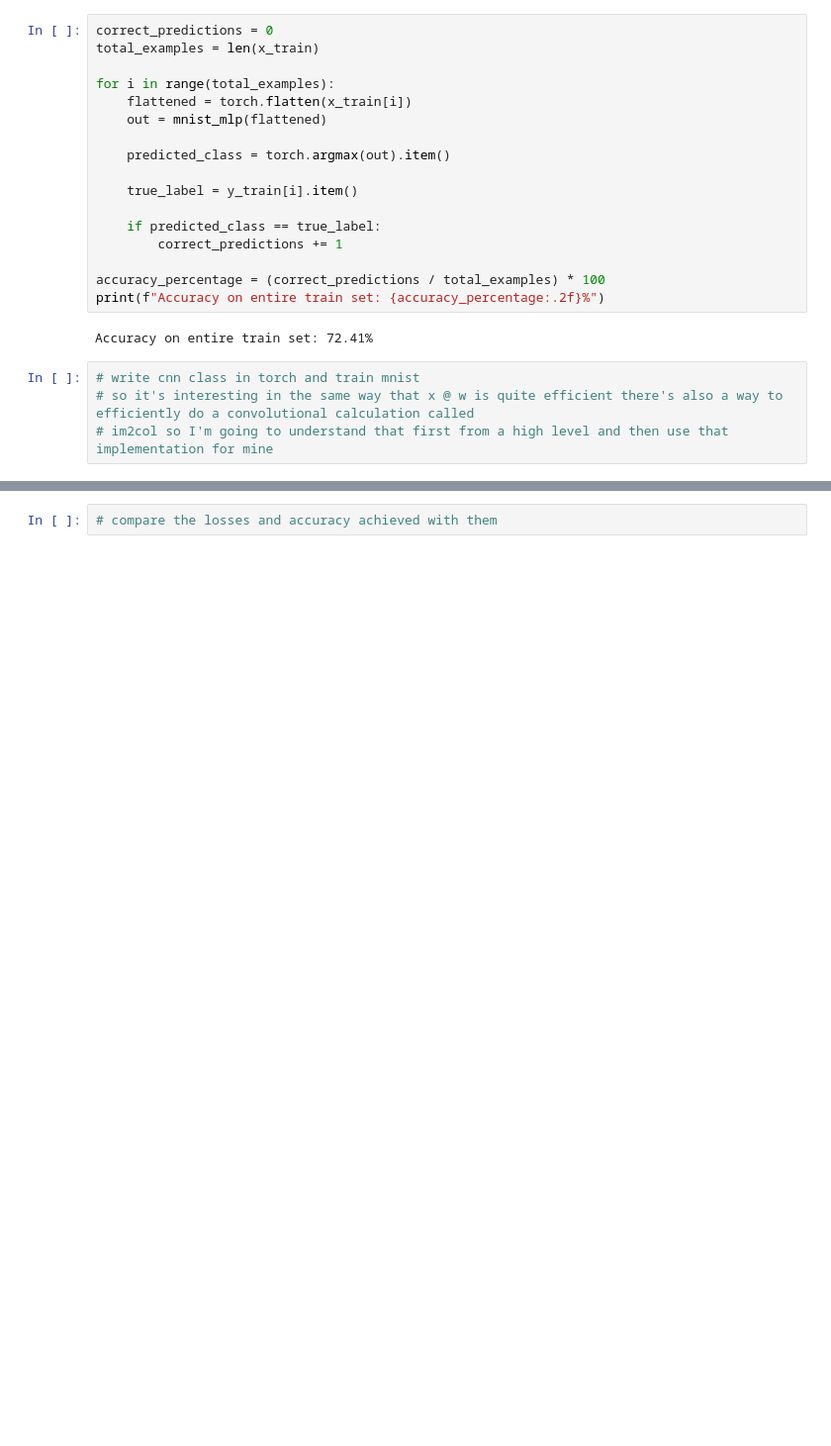
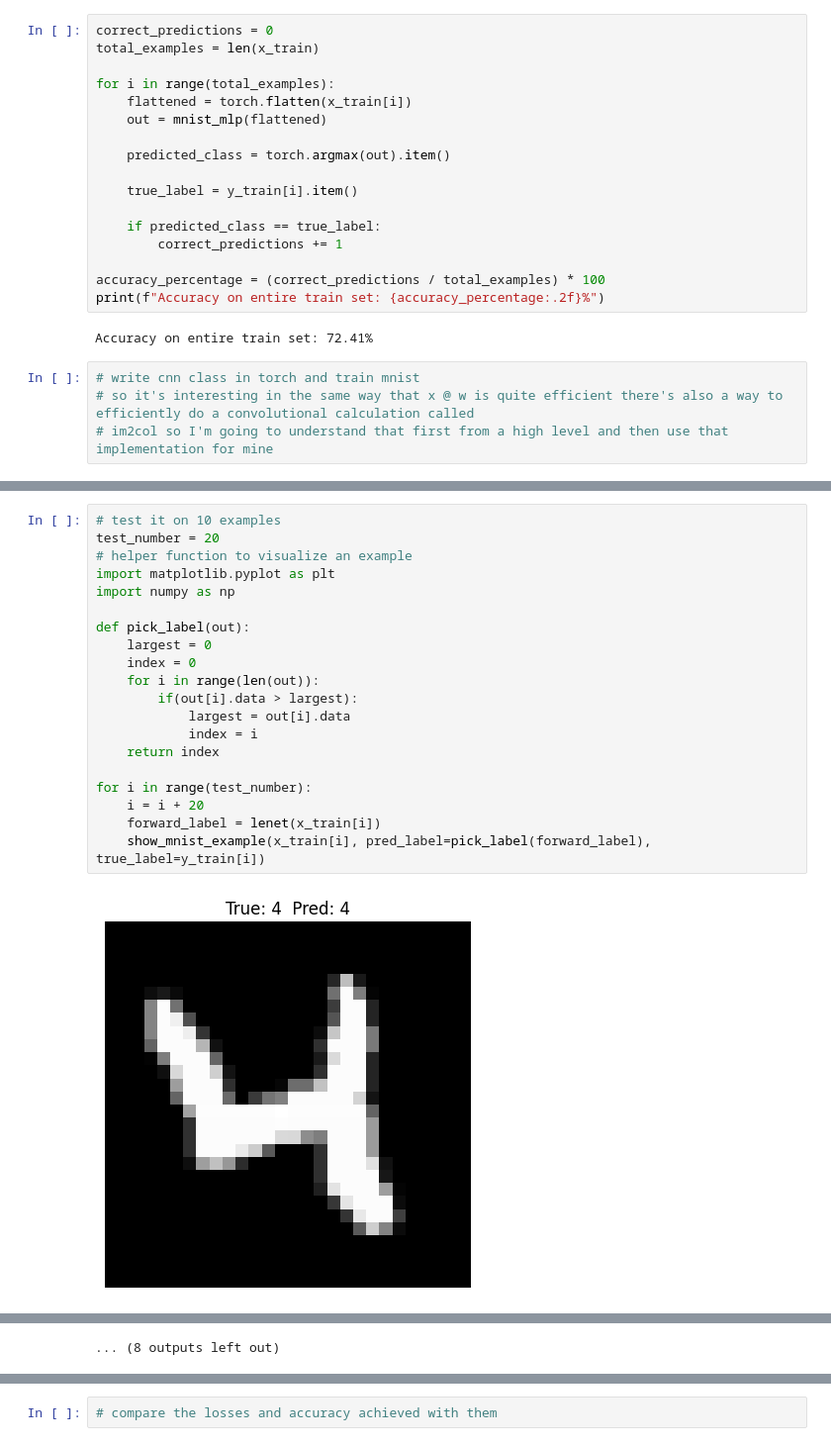
Before and after one commit to julianh65/ML_Learning, a Jupyter notebook: 02-lenet-training-fixes-and-optimizations/lenet_pytorch.ipynb, the cells around one changed output, grey strips where cells are left out. Shown at 99% size. Saved outputs shown, nothing was run; the diff lists cells and outputs as text; blank space fills up the shorter version.

```diff
--- a/02-lenet-training-fixes-and-optimizations/lenet_pytorch.ipynb
+++ b/02-lenet-training-fixes-and-optimizations/lenet_pytorch.ipynb
@@ -196,0 +404,22 @@ The other way is the fast fourier transform method where you do some fancy stuff
+# %%
+# test it on 10 examples
+test_number = 20
+# helper function to visualize an example
+import matplotlib.pyplot as plt
+import numpy as np
+
+def pick_label(out):
+    largest = 0
+    index = 0
+    for i in range(len(out)):
+        if(out[i].data > largest):
+            largest = out[i].data
+            index = i
+    return index
+
+for i in range(test_number):
+    i = i + 20
+    forward_label = lenet(x_train[i])
+    show_mnist_example(x_train[i], pred_label=pick_label(forward_label), true_label=y_train[i])
+# %% [output]
+[figure, added]
@@ -196,0 +437 @@ The other way is the fast fourier transform method where you do some fancy stuff
+... (8 outputs left out)
```
Also changed, not shown: parts of 8 cells of this notebook, 1 other file.
